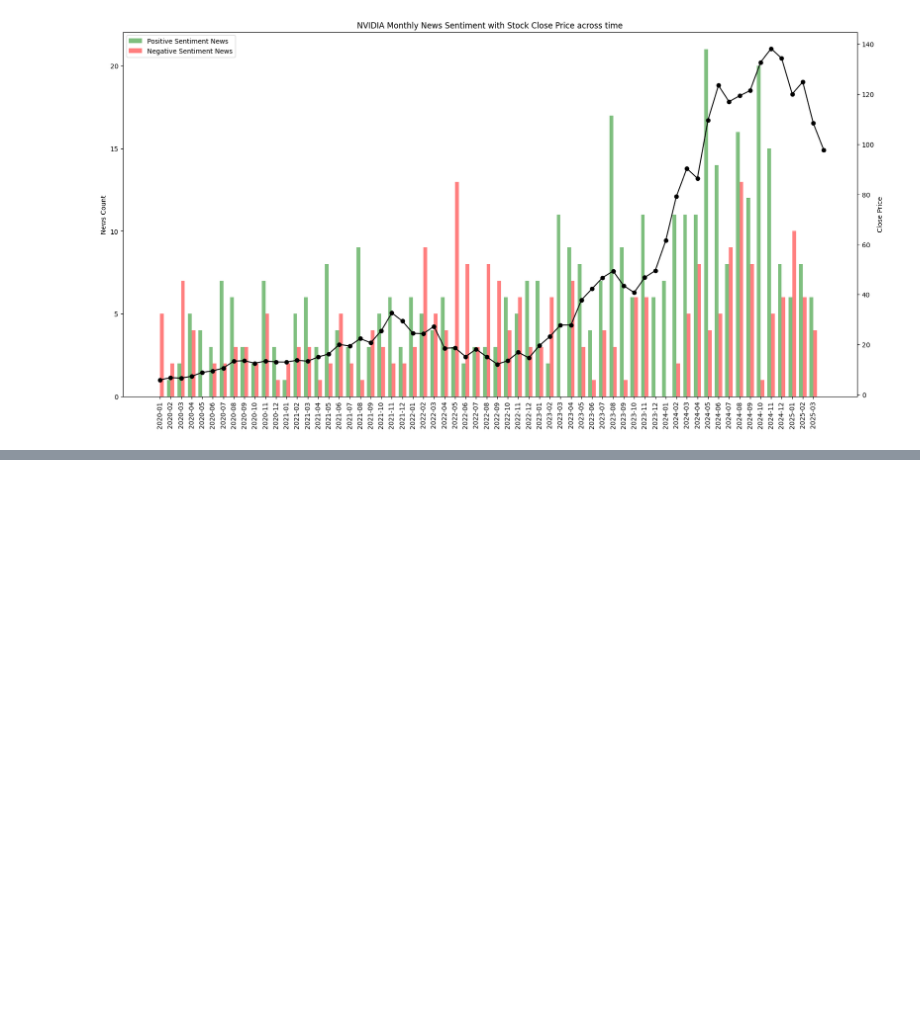
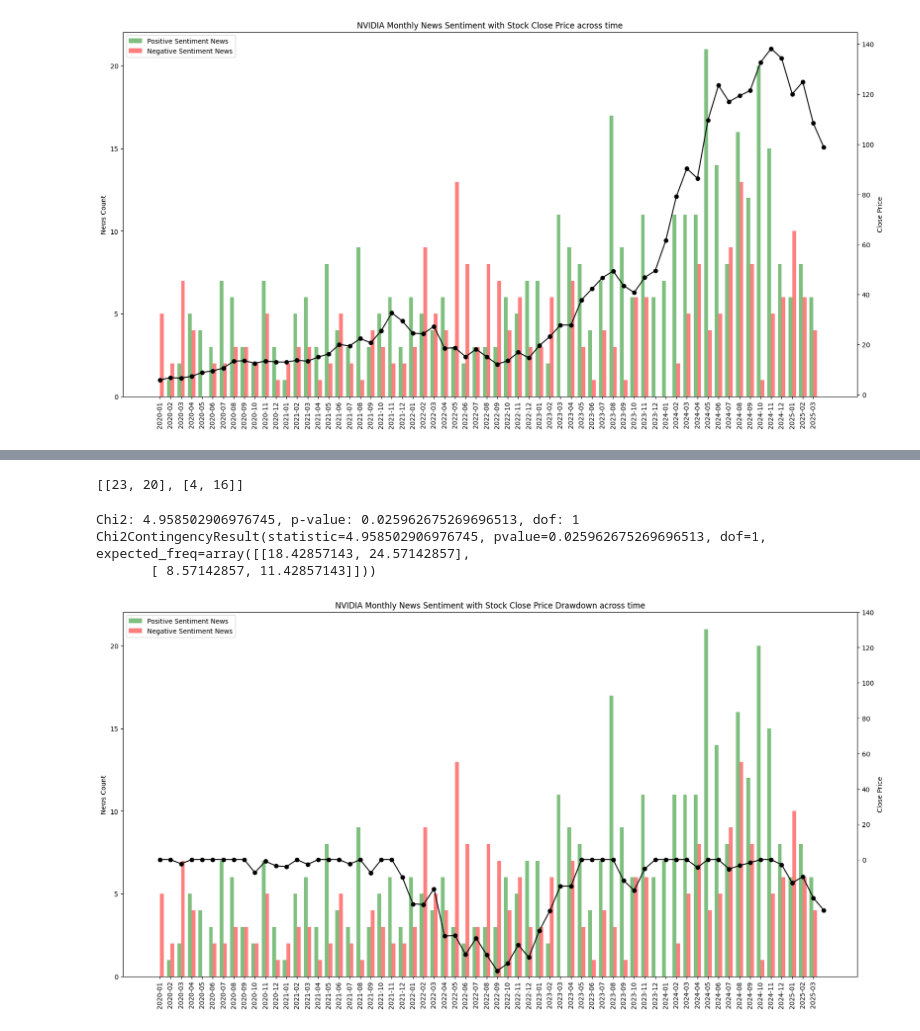
Before and after one commit to ibitec7/stock, a Jupyter notebook: src/analysis.ipynb, the cells around one changed output, grey strips where cells are left out. Drawn from its saved outputs; the diff is of its cells as text; code cells hidden in the pictures; blank space fills up the shorter version.

```diff
--- a/src/analysis.ipynb
+++ b/src/analysis.ipynb
@@ -385,0 +480,30 @@ TypeError: unsupported operand type(s) for +: 'int' and 'str'
+# %%
+matrix = [
+    [0,0],
+    [0,0]
+]
+
+for sent, ret in zip(sent_up, drawdown_up):
+    if sent and ret:
+        matrix[0][0] += 1
+    elif sent and not ret:
+        matrix[0][1] += 1
+    elif not sent and ret:
+        matrix[1][0] += 1
+    elif not sent and not ret:
+        matrix[1][1] += 1
+
+matrix
+# %% [output]
+[[23, 20], [4, 16]]
+# %%
+import scipy.stats as stats
+
+chi2, p, dof, expected = stats.chi2_contingency(matrix)
+
+print(f"Chi2: {chi2}, p-value: {p}, dof: {dof}")
+print(stats.chi2_contingency(matrix))
+# %% [output]
+Chi2: 4.958502906976745, p-value: 0.025962675269696513, dof: 1
+Chi2ContingencyResult(statistic=4.958502906976745, pvalue=0.025962675269696513, dof=1, expected_freq=array([[18.42857143, 24.57142857],
+       [ 8.57142857, 11.42857143]]))
@@ -385,0 +516,37 @@ TypeError: unsupported operand type(s) for +: 'int' and 'str'
+# %%
+import numpy as np
+
+fig, ax1 = plt.subplots()
+
+fig.set_size_inches(20, 10)
+
+ax2 = plt.twinx()
+
+close = np.array(df_indicators["close"].to_list())
+running_max = np.maximum.accumulate(close)
+drawdown = (close - running_max) / running_max * 100
+dates = df_indicators["date"].dt.strftime("%Y-%m").to_list()
+ax2.plot(dates, drawdown, label="Drawdown", color="black", marker="o")
+
+# get x positions based on the number of unique dates in sentiments dataframe
+x = np.arange(len(sentiments["date"]))
+width = 0.35
+
+ax1.bar(x - width/2, sentiments["positive"].to_list(), width, color="green", alpha=0.5, label="Positive Sentiment News")
+ax1.bar(x + width/2, sentiments["negative"].to_list(), width, color="red", alpha=0.5, label="Negative Sentiment News")
+
+ax1.legend(loc="upper left")
+# update x-tick labels
+ax1.set_xticks(x)
+ax1.set_xticklabels(sentiments["date"].dt.strftime("%Y-%m").to_list(), rotation=90)
+
+ax1.set_yticks(range(0, 25, 5))
+ax1.set_ylabel("News Count")
+
+ax2.set_yticks(range(0, 160, 20))
+ax2.set_ylabel("Close Price")
+
+plt.title("NVIDIA Monthly News Sentiment with Stock Close Price Drawdown across time")
+plt.savefig(os.path.join(PLOTS_DIR, "sentiment_drawdown_price.png"))
+# %% [output]
+[figure, added]
```
Also changed, not shown: parts of 25 cells of this notebook, 28 other files.
